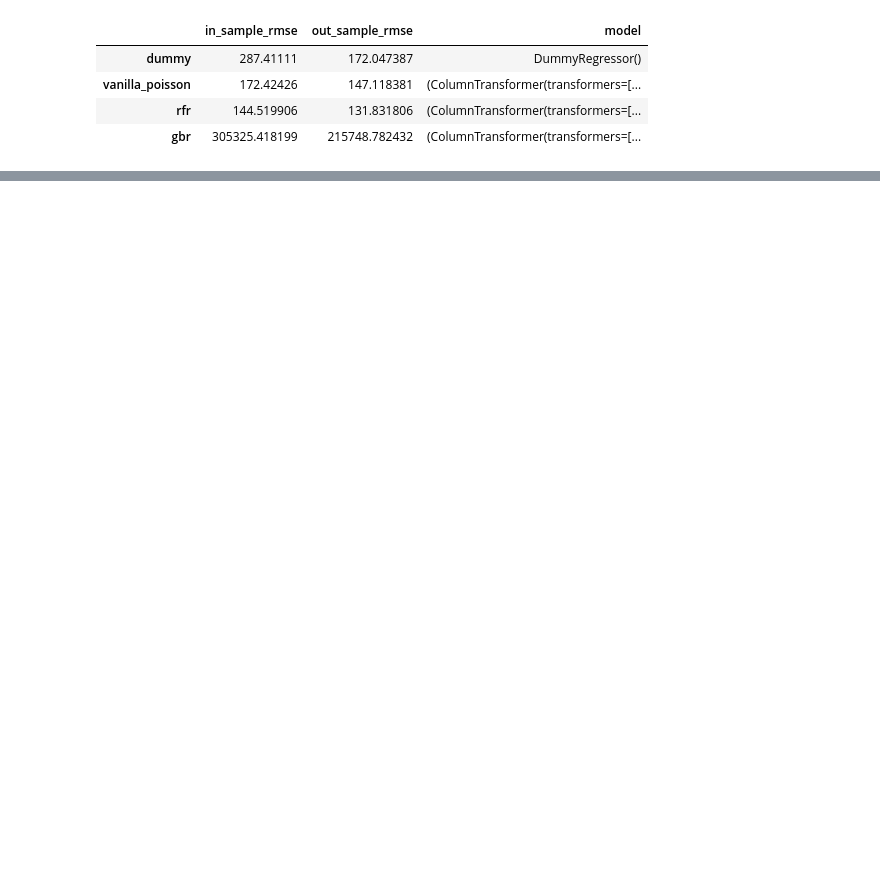
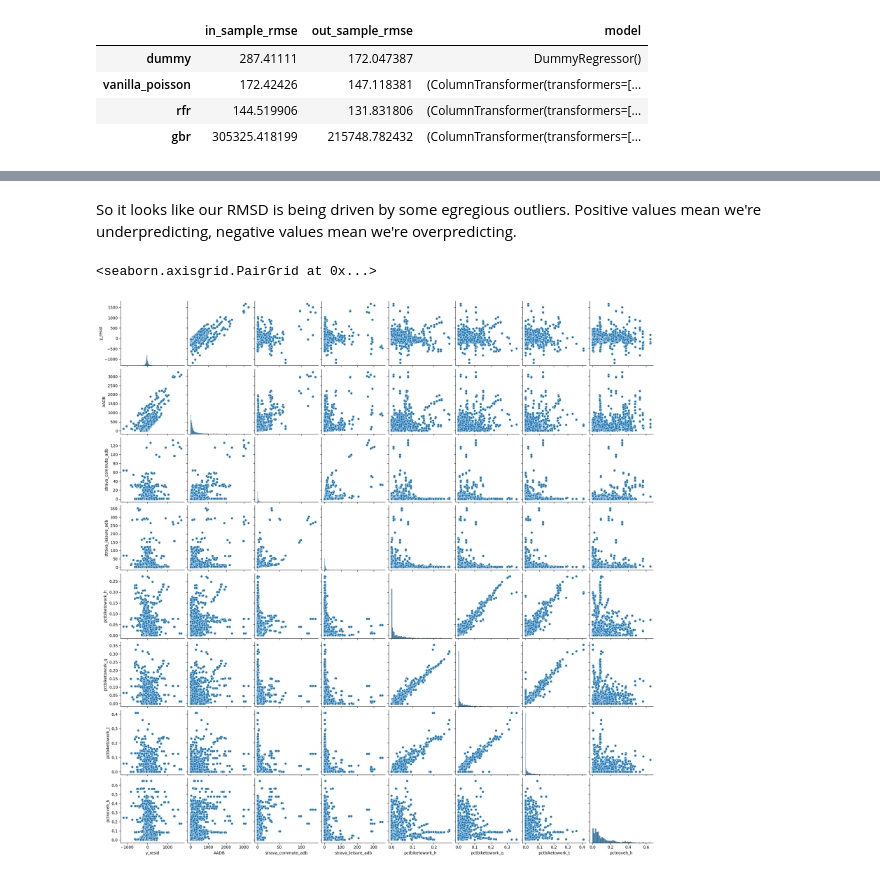
Before and after one commit to mintu07ruet/Bike-Exposure-Modeling, a Jupyter notebook: count_modeling/2_evaluate_outliers.ipynb, the cells around one changed output, grey strips where cells are left out. Cells and saved outputs as stored; diff of their text form; code cells hidden in the pictures; blank space fills up the shorter version.

Commit message:
looking at outliers

```diff
--- a/count_modeling/2_evaluate_outliers.ipynb
+++ b/count_modeling/2_evaluate_outliers.ipynb
@@ -25,3 +34,6 @@ best_model = models['rfr']['model']
+# %%
+important_model_cols = ['strava_commute_adb', 'strava_leisure_adb', 'pctbiketowork_h',
+                        'pctbiketowork_q', 'pctbiketowork_t', 'pctnoveh_h']
 # %%
 X_train, X_test, y_train, y_test, context_train, context_test = get_model_data(CURRENT_MODEL_DATA_VERSION)
 # %%
@@ -33,0 +56,7 @@ residual_df['abs_y_resid'] = residual_df['y_resid'].abs()
+# %% [markdown]
+So it looks like our RMSD is being driven by some egregious outliers. Positive values mean we're underpredicting, negative values mean we're overpredicting.
+# %%
+sns.pairplot(residual_df[['y_resid', 'AADB'] + important_model_cols])
+# %% [output]
+<seaborn.axisgrid.PairGrid at 0x...>
+[figure, added]
```
Also changed, not shown: parts of 12 cells of this notebook, 2 other files.
